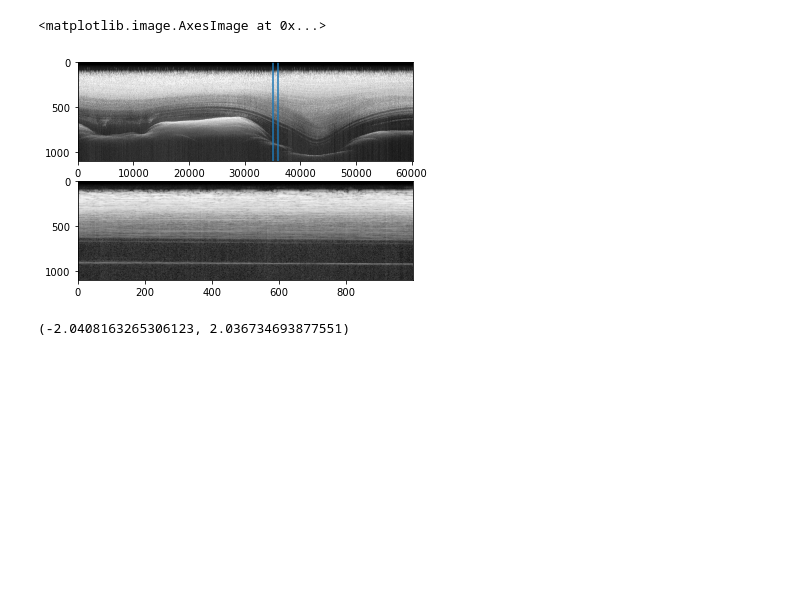
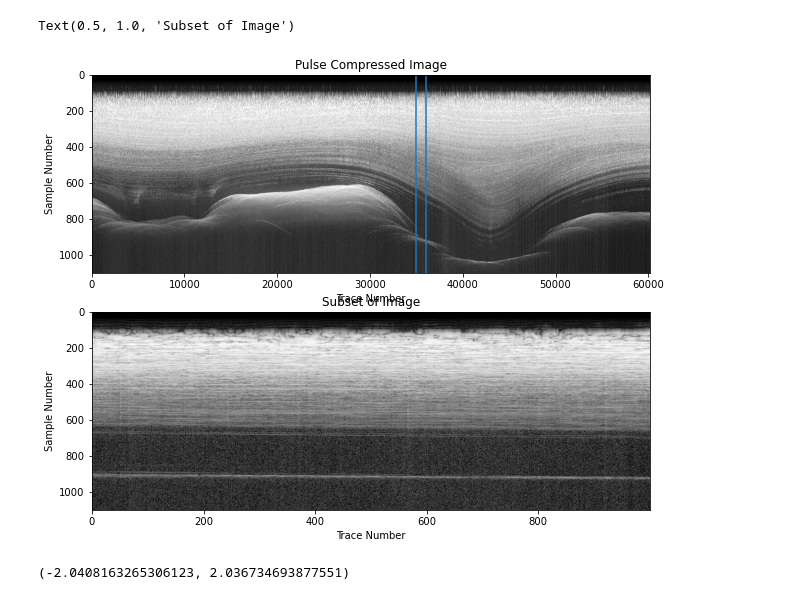
Before and after one commit to benhills/losar, a Jupyter notebook: notebooks/losar_demo.ipynb, the cells around one changed output. Cells and saved outputs as stored; diff of their text form; code cells hidden in the pictures; blank space fills up the shorter version.

Commit message:
Add full comments on pythong scripts and jupyter notebook

```diff
--- a/notebooks/losar_demo.ipynb
+++ b/notebooks/losar_demo.ipynb
@@ -34,15 +39,23 @@ snum = len(data_sub[:,0])
 # %%
 from losar.lib.supplemental import dB
 
-plt.figure()
+# Plot the full image and the subset
+
+plt.figure(figsize=(10,8))
 plt.subplot(211)
 plt.imshow(np.real(dB(data_full)),aspect='auto',cmap='Greys_r',vmin=-100,vmax=-70)
 plt.axvline(trace1)
 plt.axvline(trace2)
+plt.ylabel("Sample Number")
+plt.xlabel("Trace Number")
+plt.title('Pulse Compressed Image')
 
 plt.subplot(212)
 plt.imshow(np.real(dB(data_full[:,trace1:trace2])),aspect='auto',cmap='Greys_r',vmin=-100,vmax=-70)
+plt.ylabel("Sample Number")
+plt.xlabel("Trace Number")
+plt.title('Subset of Image')
 # %% [output]
-<matplotlib.image.AxesImage at 0x...>
+Text(0.5, 1.0, 'Subset of Image')
-[figure, old version]
+[figure, new version]
 # %%
```
Also changed, not shown: parts of 6 cells of this notebook, 2 other files.
